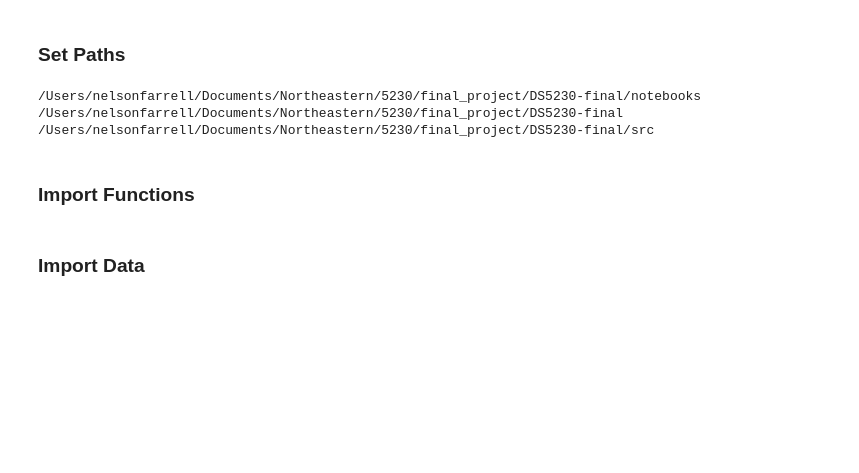
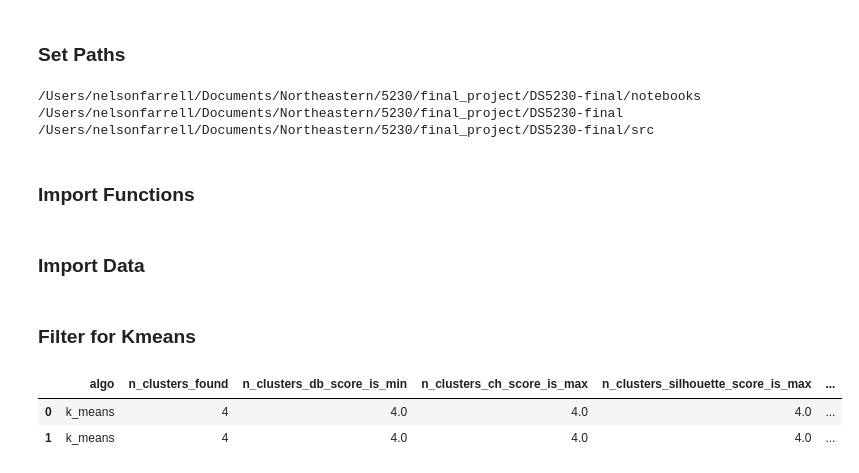
Before and after one commit to mmkke/DS5230_clustering_project, a Jupyter notebook: notebooks/ds5230_afd.ipynb, the cells around one changed output. Saved outputs shown, nothing was run; the diff lists cells and outputs as text; code cells hidden in the pictures; blank space fills up the shorter version.

```diff
--- a/notebooks/ds5230_afd.ipynb
+++ b/notebooks/ds5230_afd.ipynb
@@ -61,0 +57,13 @@ sil =
+# %%
+results_frame_file =  '/results/all_results_2024-04-1714:29:13.525335.csv'
+results_frame = pd.read_csv(PATH_TO_DATA_FOLDER + results_frame_file)
+# %% [markdown]
+### Filter for Kmeans
+# %%
+# filter results for k_means solution
+results_frame = results_frame[results_frame["algo"] == "k_means"]
+results_frame
+# %% [output]
+|  | algo | n_clusters_found | n_clusters_db_score_is_min | n_clusters_ch_score_is_max | n_clusters_silhouette_score_is_max | ... |
+| 0 | k_means | 4 | 4.0 | 4.0 | 4.0 | ... |
+| 1 | k_means | 4 | 4.0 | 4.0 | 4.0 | ... |
```
Also changed, not shown: parts of 7 cells of this notebook, 2 other files.
